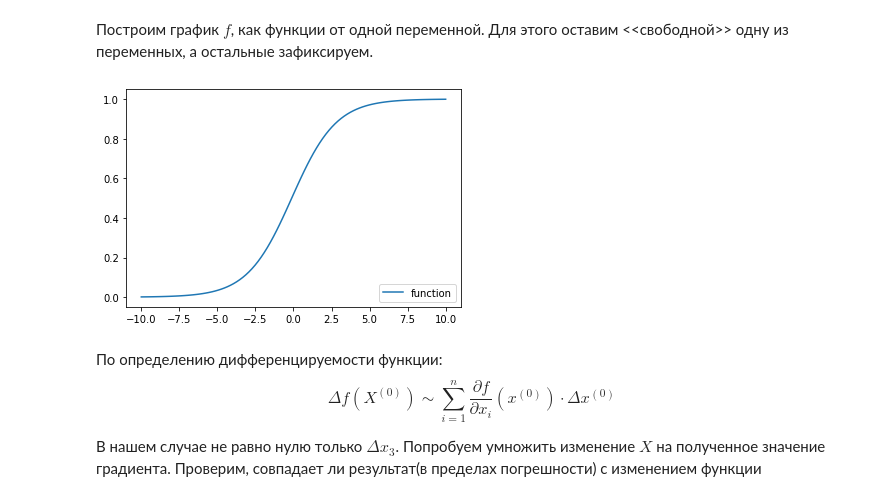
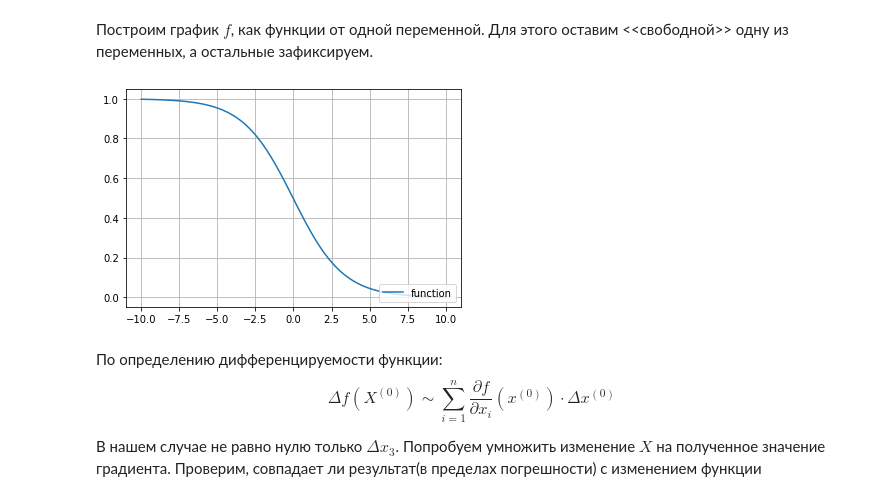
Before and after one commit to ShmakovVladimir/MLfirstSteps, a Jupyter notebook: math/DerivativeComplexVectorFunction.ipynb, the cells around one changed output. Saved outputs shown, nothing was run; the diff lists cells and outputs as text; code cells hidden in the pictures.

```diff
--- a/math/DerivativeComplexVectorFunction.ipynb
+++ b/math/DerivativeComplexVectorFunction.ipynb
@@ -50,20 +50,21 @@ def funcDeriv(X: np.ndarray,W: np.ndarray):
 # %% [markdown]
 Построим график $f$, как функции от одной переменной. Для этого оставим <<свободной>> одну из переменных, а остальные зафиксируем.
 # %%
-X = np.random.random(3)
-W = np.random.random(3).T
+X = (np.random.random(3)-0.5)*5
+W = (np.random.random(3).T-0.5)*5
 
 # Зафиксируем все значения, кроме x_3. Построим график заданной функции как график зависимости от одной перемнной
 xAxes = np.linspace(-10,10,100)
 y = [func([X[0],X[1],x],W) for x in xAxes]
 
 
 fig,ax = plt.subplots()
 plt.plot(xAxes,y,label = 'function')
 ax.legend(loc = 'lower right')
+plt.grid()
 plt.show()
 # %% [output]
-[figure, old version]
+[figure, new version]
 # %% [markdown]
 По определению дифференцируемости функции: $$\Delta f(X^{(0)}) \sim \sum_{i=1}^{n} \frac{\partial f}{\partial x_i}(x^{(0)}) \cdot \Delta x^{(0)}$$
 
```
Also changed, not shown: parts of 2 cells of this notebook.
